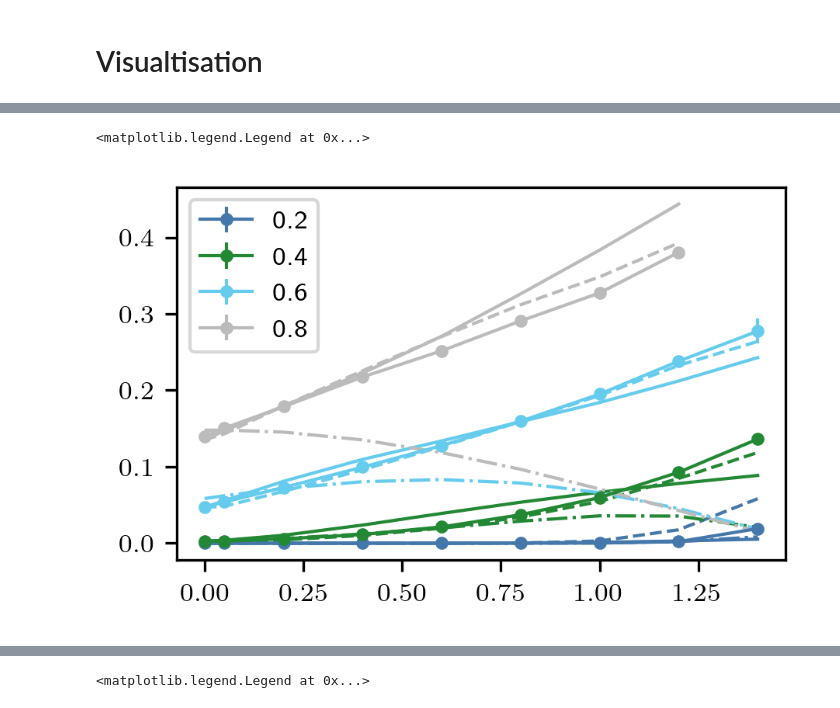
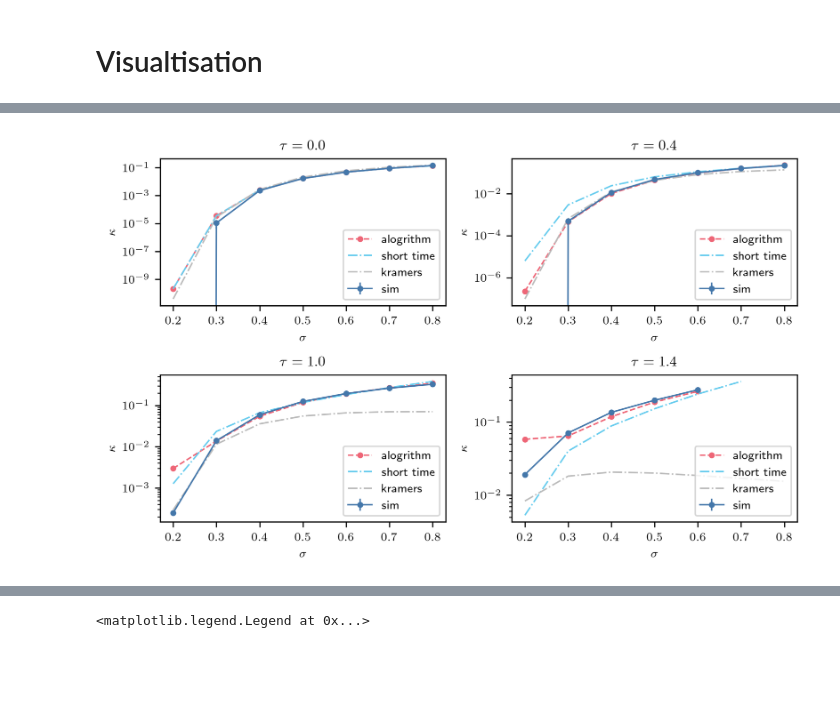
Before and after one commit to NilsToAn/overdampedDelayHarmonicOscillator, a Jupyter notebook: paper/cusp_rate.ipynb, the cells around one changed output, grey strips where cells are left out. Drawn from its saved outputs; the diff is of its cells as text; code cells hidden in the pictures; blank space fills up the shorter version.

Commit message:
cusp rate graphics

```diff
--- a/paper/cusp_rate.ipynb
+++ b/paper/cusp_rate.ipynb
@@ -296,12 +296,13 @@ new_kramers = (
 # %% [markdown]
 # Visualtisation
 # %%
-absorbing = True
-sim_rate = both_sim_rate[1]
-num_rate = both_num_rate[1]
-num_rate_st = both_num_rate_st[1]
+absorbing = False
 
-# absorbing = False
-# sim_rate = both_sim_rate[0]
-# num_rate = both_num_rate[0]
-# num_rate_st = both_num_rate_st[0]
+if absorbing:
+    sim_rate = both_sim_rate[1]
+    num_rate = both_num_rate[1]
+    num_rate_st = both_num_rate_st[1]
+else:
+    sim_rate = both_sim_rate[0]
+    num_rate = both_num_rate[0]
+    num_rate_st = both_num_rate_st[0]
@@ -308,20 +344,25 @@ num_rate_st = both_num_rate_st[1]
 # %%
-for i in range(0, len(s_s), 2):
-    plt.errorbar(
-        ltaus,
-        sim_rate[i, :, 0],
-        sim_rate[i, :, 1],
+fig, axs = plt.subplots(2,2,figsize =(two_col, 2 *std_height))
+for j,ax in enumerate(axs.flatten()):
+    i = [0,3,6,8][j]
+    ax.set_title(f"$\\tau = {round(ltaus[i], 2)}$")
+    ax.errorbar(
+        s_s,
+        sim_rate[:,i, 0],
+        sim_rate[:,i, 1],
         marker=".",
-        color=f"C{i}",
-        label=round(s_s[i], 2),
+        color=f"C0",
+        label="sim",
     )
-    plt.plot(ltaus, num_rate[i, :, 0], ls="--", color=f"C{i}")
-    plt.plot(ltaus, num_rate_st[i, :, 0], ls="-", color=f"C{i}")
-    plt.plot(ltaus, new_kramers[i, :], ls="-.", color=f"C{i}")
+    ax.plot(s_s, num_rate[:,i, 0], marker = '.', ls="--", color=f"C1", label = "alogrithm")
+    ax.plot(s_s, num_rate_st[:,i, 0], ls="-.", color=f"C4", label = "short time")
+    ax.plot(s_s, new_kramers[:,i], ls="-.", color=f"C6", label = 'kramers')
     # if absorbing:
-    #     plt.plot(ltaus, eig_rate[i, :], ls="-.", color=f"C{i}")
-plt.legend()
-#plt.yscale('log')
+    #     ax.plot(ltaus, eig_rate[i, :], marker = '.', ls="--", color=f"C2")
+    ax.legend()
+    ax.set_xlabel(r"$\sigma$")
+    ax.set_ylabel(r"$\kappa$")
+    ax.set_yscale('log')
+plt.tight_layout()
 # %% [output]
-<matplotlib.legend.Legend at 0x...>
-[figure, old version]
+[figure, new version]
```
Also changed, not shown: parts of 4 cells of this notebook, 7 other files.
